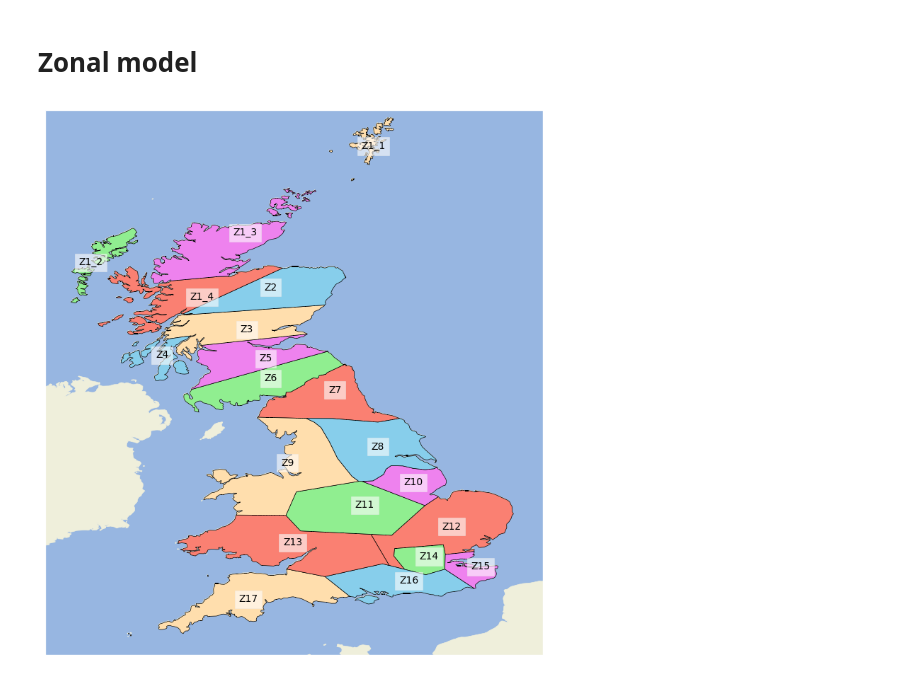
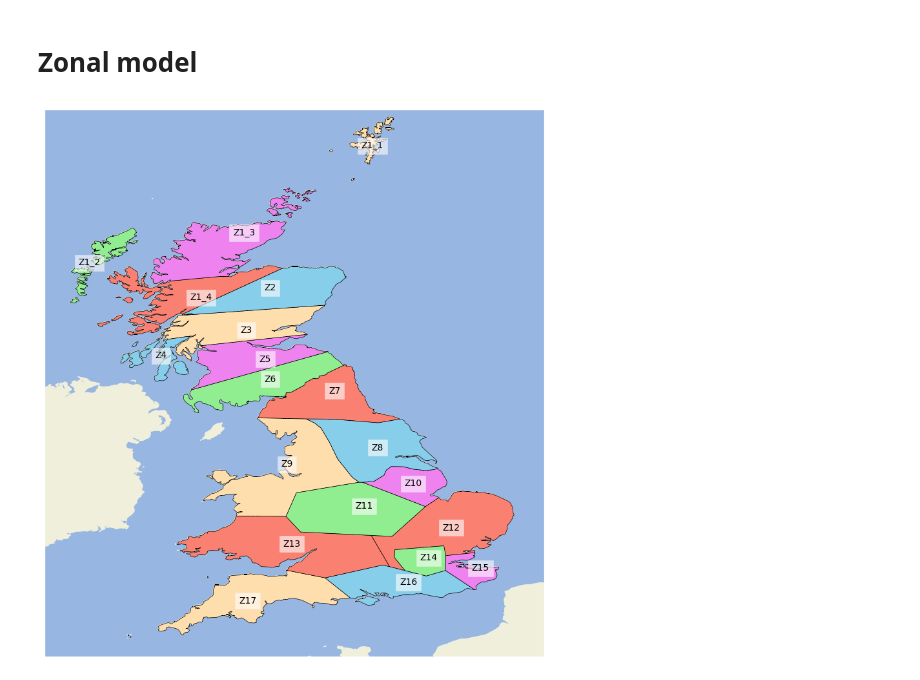
Before and after one commit to andrewlyden/PyPSA-GB, a Jupyter notebook: notebooks/1 - Network.ipynb, the cells around one changed output. Saved outputs shown, nothing was run; the diff lists cells and outputs as text; code cells hidden in the pictures.

```diff
--- a/notebooks/1 - Network.ipynb
+++ b/notebooks/1 - Network.ipynb
@@ -308,28 +308,28 @@ import cartopy.feature
 # %%
 colors = ['salmon', 'lightgreen', 'violet','navajowhite', 'skyblue',]
 fig = plt.figure()
-fig.set_size_inches(18, 10)
+fig.set_size_inches(22, 11)
 ax = fig.add_subplot(1, 1, 1,
                      projection=ccrs.PlateCarree())
 
 extent = [-8.09782, 2.40511, 61, 49.5]
 ax.set_extent(extent)
 ax.add_feature(cartopy.feature.OCEAN)
 ax.add_feature(cartopy.feature.LAND)
 
 for _ in range(len(zones_list)):
     z = zones_list[_]
     c = colors[_%len(colors)]
     try:
         plot_polygon(ax, z, facecolor=c, edgecolor='black')
     except:
         for i in range(len(z)):
             plot_polygon(ax, z[i], facecolor=c, edgecolor='black')
     z_name = json_file[_]['properties']['Name_1']
     plt.text((z.bounds[0]+z.bounds[2])/2, (z.bounds[1]+z.bounds[3])/2, z_name, bbox = dict(facecolor = "white", alpha = 0.6))
 
 # ax.set_title('Reduced Network GB', fontsize=20)
 
 plt.show()
 # %% [output]
-[figure, old version]
+[figure, new version]
```
Also changed, not shown: 24 other files.
